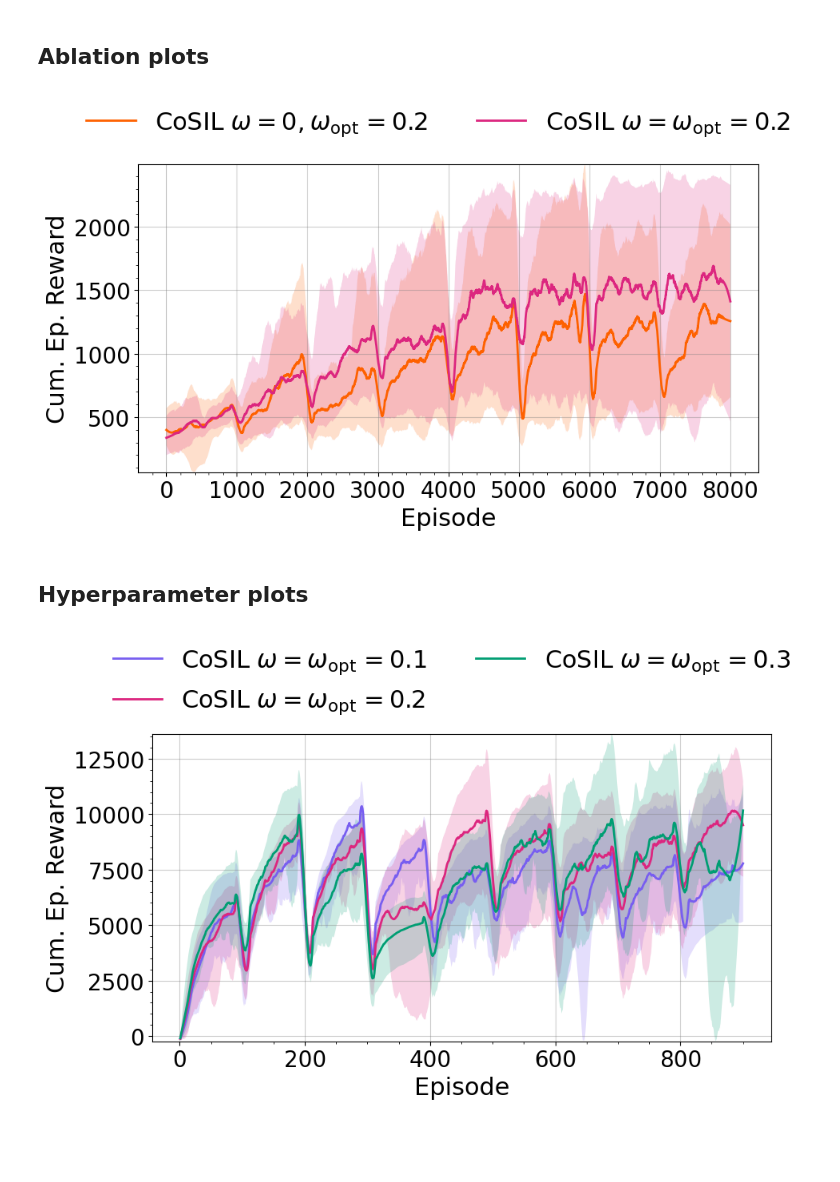
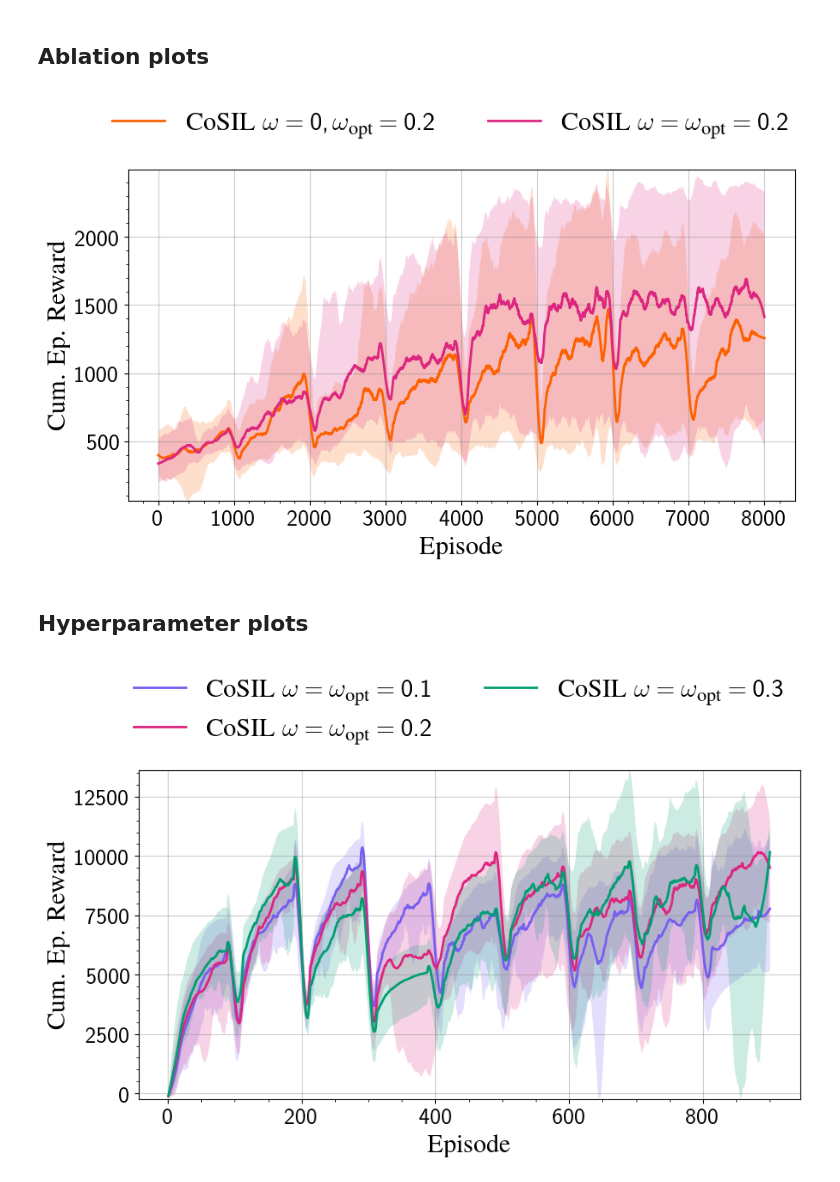
Before and after one commit to serhez/cosil, a Jupyter notebook: data_notebook.ipynb, the cells around one changed output. Saved outputs shown, nothing was run; the diff lists cells and outputs as text; code cells hidden in the pictures; blank space fills up the shorter version.

```diff
--- a/data_notebook.ipynb
+++ b/data_notebook.ipynb
@@ -18,14 +18,18 @@ from matplotlib import pyplot as plt
 #     # "figure": LARGE_SIZE,      # fontsize of the figure title
 # })
 
-#plt.rc('pdf', use14corefonts=True)
-# plt.rc('text', usetex=True)
+plt.rc('pdf', use14corefonts=True)
+plt.rc('text', usetex=True)
+# plt.rc('pdf',fonttype=42)
+plt.rcParams['text.latex.preamble'] = r"\usepackage{bm} \usepackage{amsmath} \usepackage{sansmath} \sansmath"
+plt.rcParams['font.family'] = 'Times' # ... for regular text
+plt.rcParams['font.sans-serif'] = 'Times' # Choose a nice font here
 
 # plt.rc('text', usetex=True)
 # plt.rc('pdf',fonttype=42)
 # plt.rc('font',family="Times New Roman")
 
-mpl.rcParams['text.usetex'] = True
+# mpl.rcParams['text.usetex'] = True
 
 colors = ["#648FFF", "#DC267F", "#FE6100", "#785EF0", "#009E73"]
 
@@ -590,7 +684,7 @@ for env in envs:
                 data = data[:cutoff_episodes[env]]
 
                 axs[p % 2, p // 2].plot(data, color=colors[s], linewidth=2.0)
-                axs[p % 2, p // 2].set_title("Parameter #" + str(p), fontsize=sizes[2])
+                axs[p % 2, p // 2].set_title("Parameter \#" + str(p), fontsize=sizes[2])
                 axs[p % 2, p // 2].set_xlabel("Episode", fontsize=sizes[1])
                 axs[p % 2, p // 2].set_ylabel("Value", fontsize=sizes[1])
                 axs[p % 2, p // 2].set_ylim(ranges[env][0][p], ranges[env][1][p])
@@ -643,7 +737,7 @@ for env in envs:
                 data = data[:cutoff_episodes[env]]
 
                 axs[p // 2, p % 2].plot(data, color=colors[s], linewidth=2.0)
-                axs[p // 2, p % 2].set_title("Parameter #" + str(p), fontsize=sizes[2])
+                axs[p // 2, p % 2].set_title("Parameter \#" + str(p), fontsize=sizes[2])
                 axs[p // 2, p % 2].set_xlabel("Episode", fontsize=sizes[1])
                 if p % 2 == 0:
                     axs[p // 2, p % 2].set_ylabel("Value", fontsize=sizes[1])
@@ -778,26 +872,26 @@ humanoid_max_data = np.array(
     [smooth_fn(humanoid_abl_data[:, 3], **humanoid_smooth_args), smooth_fn(humanoid_data[:, 6], **humanoid_smooth_args)]
 )
 # %%
-labels = ["CoSIL $\omega = 0, \omega_{\operatorname{opt}} = 0.2$", "CoSIL $\omega = \omega_{\operatorname{opt}} = 0.2$"]
+labels = ["CoSIL $\omega = 0, \omega_{\\text{opt}} = 0.2$", "CoSIL $\omega = \omega_{\\text{opt}} = 0.2$"]
 sizes = [20, 22, 24]
 plt.rc('xtick', labelsize=sizes[0])
 plt.rc('ytick', labelsize=sizes[0])
 
 fig, ax = plt.subplots(1, 1, figsize=(10, 5))
 
 plot_dual_comparison(ax, humanoid_mean_data, humanoid_min_data, humanoid_max_data, [colors[2], colors[1]], labels, sizes=sizes)
 
 legend = fig.legend(loc='upper center', bbox_to_anchor=(0.5, 1.07),
           frameon=1, ncol=2, fancybox=True, shadow=False, fontsize=sizes[1])
 frame = legend.get_frame()
 frame.set_facecolor('white')
 frame.set_edgecolor('white')
 
 plt.show()
 
 fig.savefig("data/plots/cosil_ablation.pdf", bbox_inches='tight')
 # %% [output]
-[figure, old version]
+[figure, new version]
 # %% [markdown]
 ## Hyperparameter plots
 # %%
@@ -819,7 +913,7 @@ max_data = np.array(
     [smooth_fn(halfcheetah_01_data[:, 3], **halfcheetah_smooth_args), smooth_fn(halfcheetah_data[:, 6], **halfcheetah_smooth_args), smooth_fn(halfcheetah_03_data[:, 3], **halfcheetah_smooth_args)]
 )
 # %%
-labels = ["CoSIL $\omega = \omega_{\operatorname{opt}} = 0.1$", "CoSIL $\omega = \omega_{\operatorname{opt}} = 0.2$", "CoSIL $\omega = \omega_{\operatorname{opt}} = 0.3$"]
+labels = ["CoSIL $\omega = \omega_{\\text{opt}} = 0.1$", "CoSIL $\omega = \omega_{\\text{opt}} = 0.2$", "CoSIL $\omega = \omega_{\\text{opt}} = 0.3$"]
 sizes = [20, 22, 24]
 plt.rc('xtick', labelsize=sizes[0])
 plt.rc('ytick', labelsize=sizes[0])
@@ -838,4 +932,4 @@ plt.show()
 
 fig.savefig("data/plots/cosil_omega.pdf", bbox_inches='tight')
 # %% [output]
-[figure, old version]
+[figure, new version]
```
Also changed, not shown: parts of 10 cells of this notebook, 13 other files.
